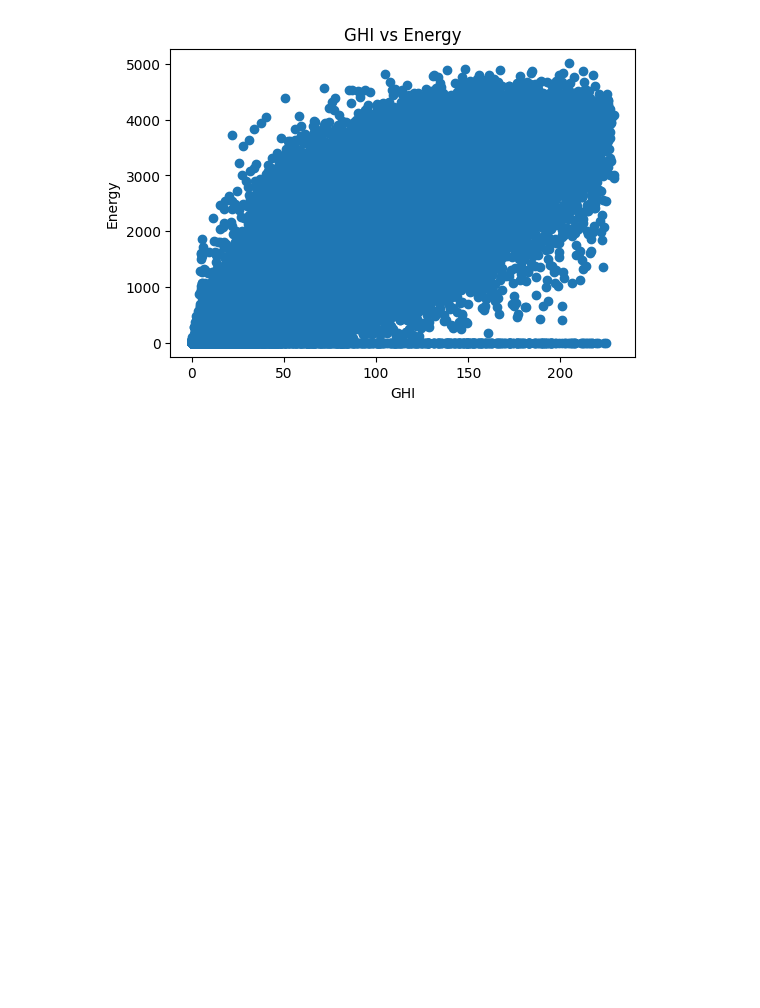
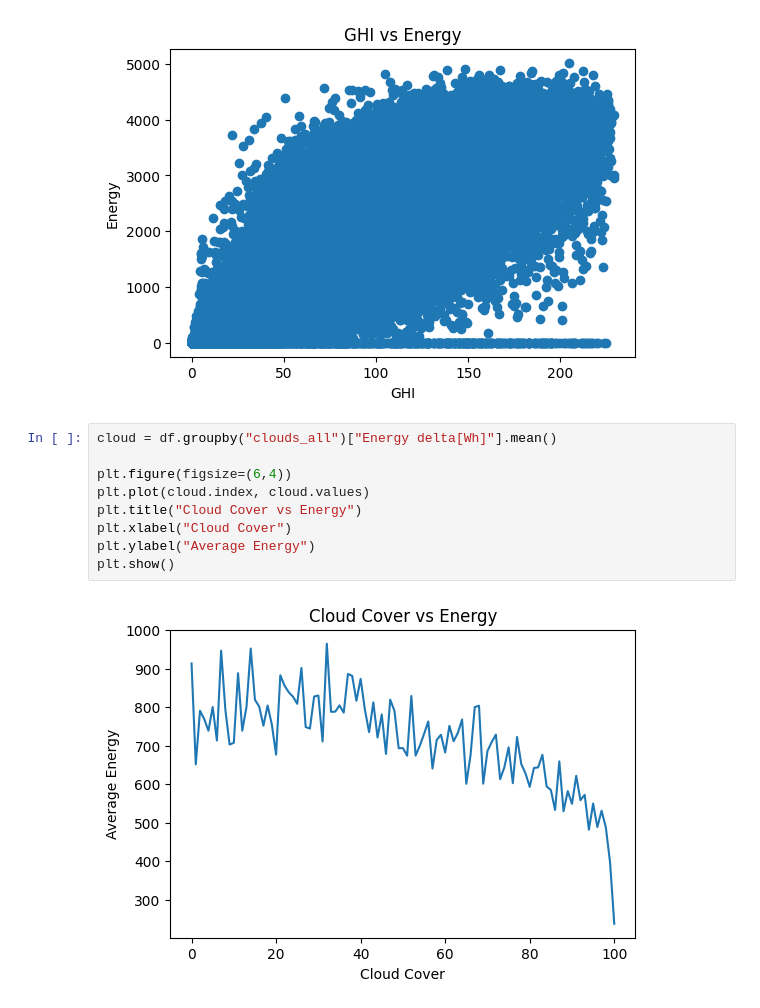
Before and after one commit to samifahim07/Solar_Energy_Prediction, a Jupyter notebook: solar_energy_prediction.ipynb, the cells around one changed output. Saved outputs shown, nothing was run; the diff lists cells and outputs as text; blank space fills up the shorter version.

```diff
--- a/solar_energy_prediction.ipynb
+++ b/solar_energy_prediction.ipynb
@@ -120,3 +120,14 @@ plt.ylabel("Energy")
 plt.show()
 # %% [output]
 [figure]
+# %%
+cloud = df.groupby("clouds_all")["Energy delta[Wh]"].mean()
+
+plt.figure(figsize=(6,4))
+plt.plot(cloud.index, cloud.values)
+plt.title("Cloud Cover vs Energy")
+plt.xlabel("Cloud Cover")
+plt.ylabel("Average Energy")
+plt.show()
+# %% [output]
+[figure, added]
```
Also changed, not shown: parts of 2 cells of this notebook.
